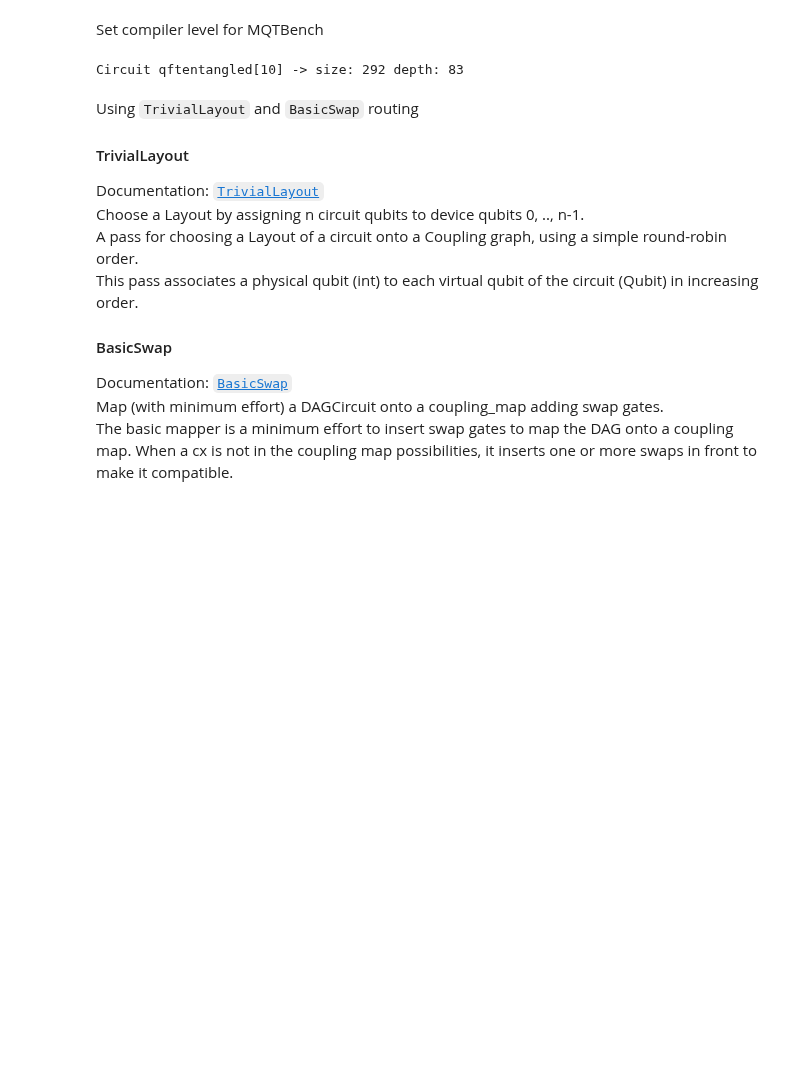
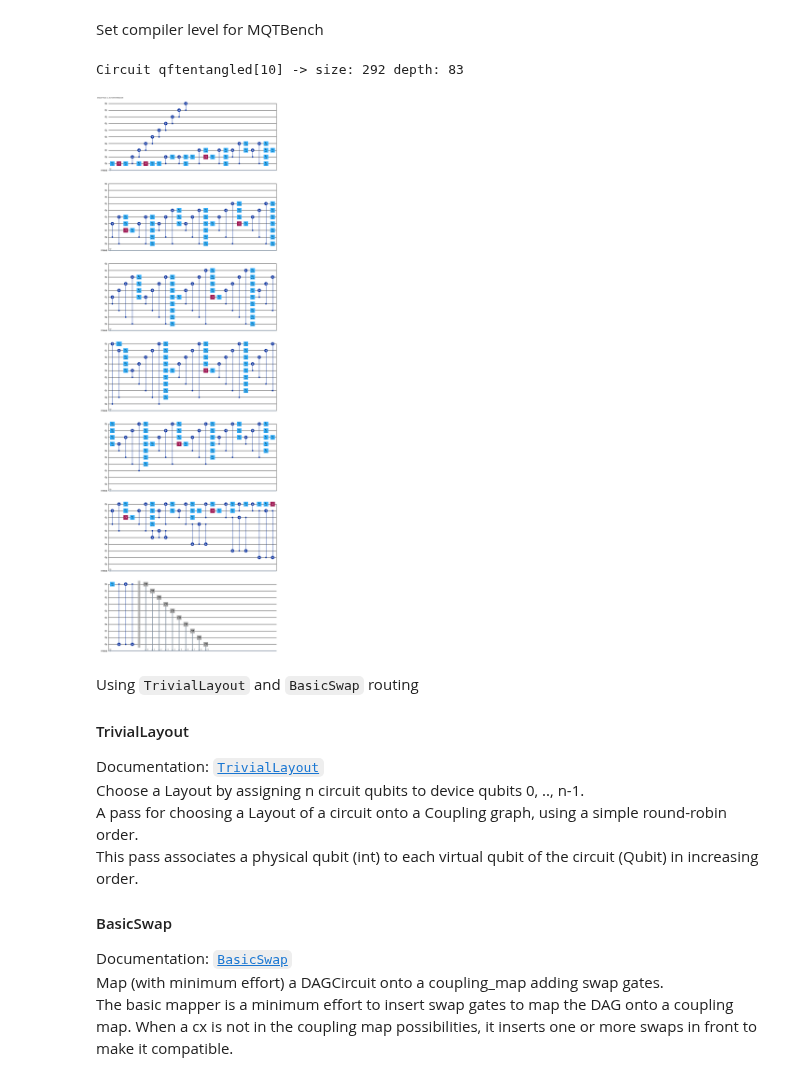
Before and after one commit to natashaval/qubit-mapping-distributed-qc, a Jupyter notebook: 5_benchmarking.ipynb, the cells around one changed output. Drawn from its saved outputs; the diff is of its cells as text; code cells hidden in the pictures; blank space fills up the shorter version.

```diff
--- a/5_benchmarking.ipynb
+++ b/5_benchmarking.ipynb
@@ -25,15 +25,16 @@ compiler_settings = CompilerSettings(qiskit=QiskitSettings(optimization_level))
 # %%
 benchmark_name = "qftentangled"
 level = "nativegates"
 circuit_size = 10
 qc_ghz = get_benchmark(
     benchmark_name=benchmark_name, level=level, circuit_size=circuit_size,
     compiler="qiskit", compiler_settings=compiler_settings, provider_name="ibm"
 )
 print(f"Circuit {benchmark_name}[{circuit_size}] -> size: {qc_ghz.size()} depth: {qc_ghz.depth()}")
-# display(qc_ghz.draw("mpl"))
+display(qc_ghz.draw(output="mpl"))
 # %% [output]
 Circuit qftentangled[10] -> size: 292 depth: 83
+[figure, added]
 # %% [markdown]
 Using `TrivialLayout` and `BasicSwap` routing
 
```
Also changed, not shown: parts of 6 cells of this notebook, 6 other files.
